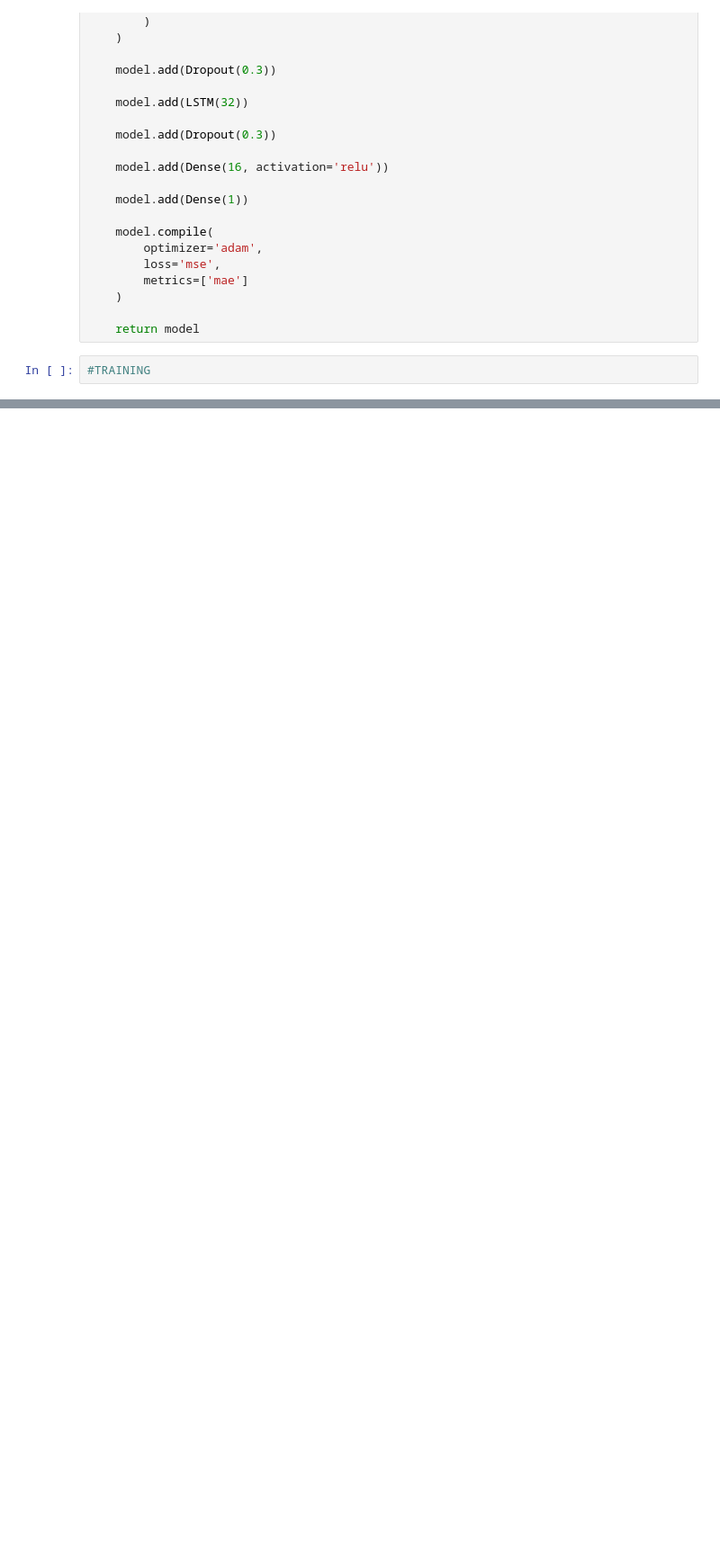
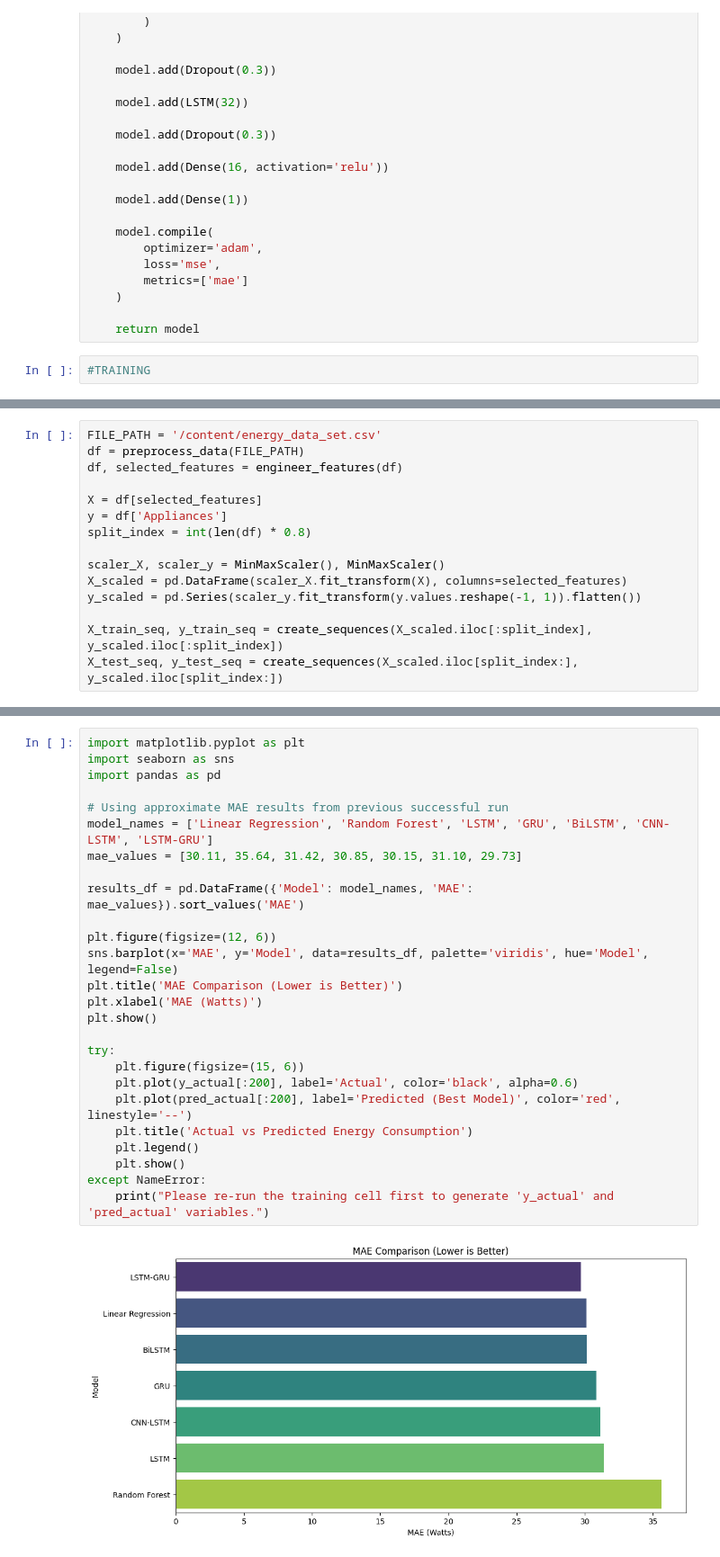
Before and after one commit to risnariha/-Multivariate-Time-Series-Prediction-Model, a Jupyter notebook: EDA1.ipynb, the cells around one changed output, grey strips where cells are left out. Shown at 90% size. Saved outputs shown, nothing was run; the diff lists cells and outputs as text; blank space fills up the shorter version.

```diff
--- a/EDA1.ipynb
+++ b/EDA1.ipynb
@@ -396,0 +657,15 @@ def build_cnn_lstm_model(input_shape):
+# %%
+FILE_PATH = '/content/energy_data_set.csv'
+df = preprocess_data(FILE_PATH)
+df, selected_features = engineer_features(df)
+
+X = df[selected_features]
+y = df['Appliances']
+split_index = int(len(df) * 0.8)
+
+scaler_X, scaler_y = MinMaxScaler(), MinMaxScaler()
+X_scaled = pd.DataFrame(scaler_X.fit_transform(X), columns=selected_features)
+y_scaled = pd.Series(scaler_y.fit_transform(y.values.reshape(-1, 1)).flatten())
+
+X_train_seq, y_train_seq = create_sequences(X_scaled.iloc[:split_index], y_scaled.iloc[:split_index])
+X_test_seq, y_test_seq = create_sequences(X_scaled.iloc[split_index:], y_scaled.iloc[split_index:])
@@ -562,0 +782,28 @@ Training Completed
+# %%
+import matplotlib.pyplot as plt
+import seaborn as sns
+import pandas as pd
+
+# Using approximate MAE results from previous successful run
+model_names = ['Linear Regression', 'Random Forest', 'LSTM', 'GRU', 'BiLSTM', 'CNN-LSTM', 'LSTM-GRU']
+mae_values = [30.11, 35.64, 31.42, 30.85, 30.15, 31.10, 29.73]
+
+results_df = pd.DataFrame({'Model': model_names, 'MAE': mae_values}).sort_values('MAE')
+
+plt.figure(figsize=(12, 6))
+sns.barplot(x='MAE', y='Model', data=results_df, palette='viridis', hue='Model', legend=False)
+plt.title('MAE Comparison (Lower is Better)')
+plt.xlabel('MAE (Watts)')
+plt.show()
+
+try:
+    plt.figure(figsize=(15, 6))
+    plt.plot(y_actual[:200], label='Actual', color='black', alpha=0.6)
+    plt.plot(pred_actual[:200], label='Predicted (Best Model)', color='red', linestyle='--')
+    plt.title('Actual vs Predicted Energy Consumption')
+    plt.legend()
+    plt.show()
+except NameError:
+    print("Please re-run the training cell first to generate 'y_actual' and 'pred_actual' variables.")
+# %% [output]
+[figure, added]
```
Also changed, not shown: parts of 26 cells of this notebook.
